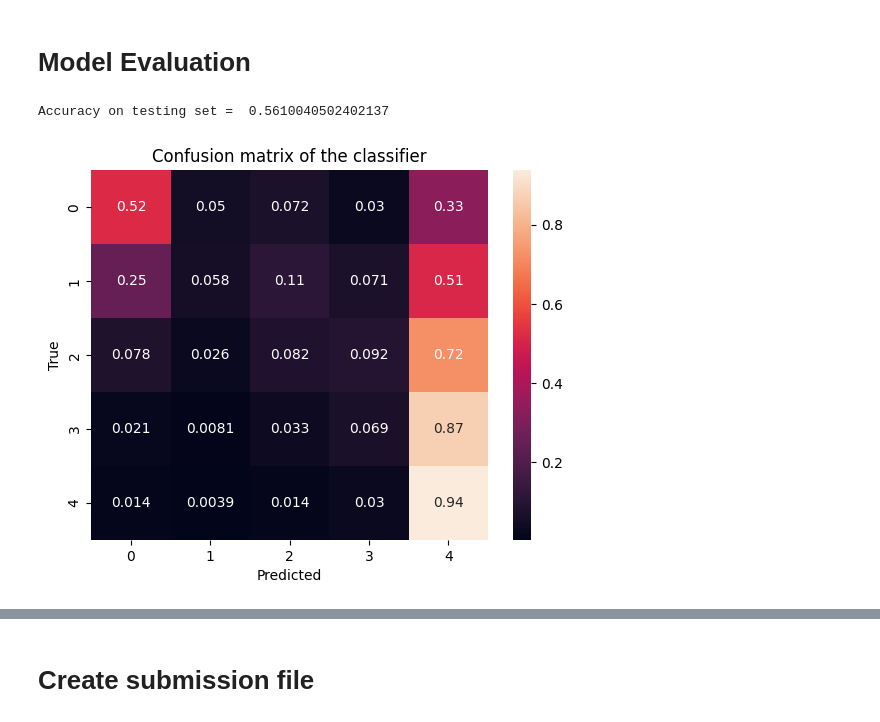
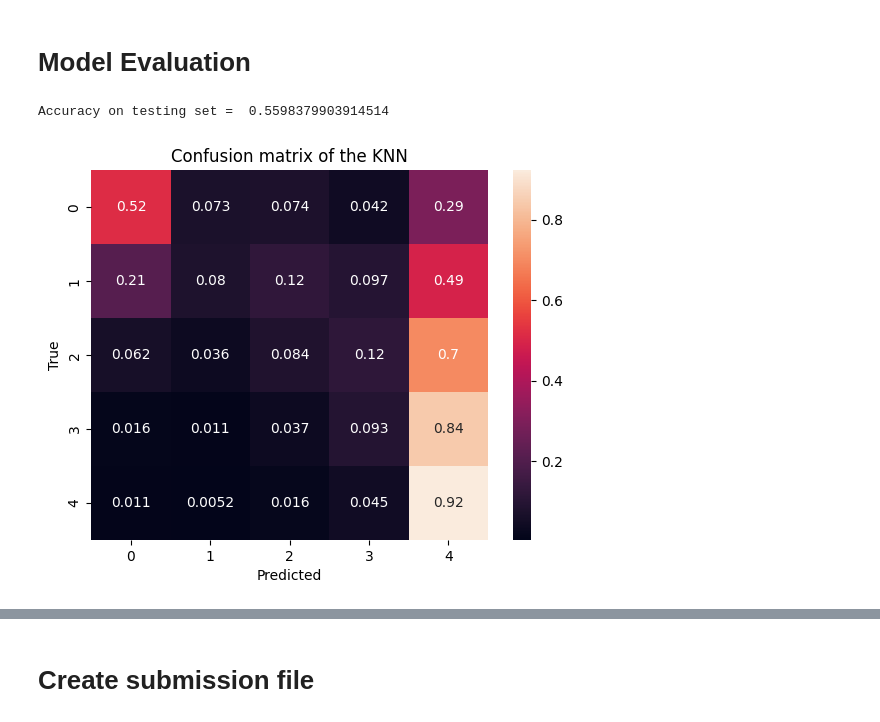
Before and after one commit to blankwatermelon/kenney02-cs506midterm, a Jupyter notebook: starter_code.ipynb, the cells around one changed output, grey strips where cells are left out. Saved outputs shown, nothing was run; the diff lists cells and outputs as text; code cells hidden in the pictures.

```diff
--- a/starter_code.ipynb
+++ b/starter_code.ipynb
@@ -154,8 +154,23 @@ X_submission['Predicted_Negative'] = X_submission['VADER_Sentiment'].parallel_ap
 X_submission['Predicted_Neutral'] = X_submission['VADER_Sentiment'].parallel_apply(lambda x: 1 if -0.3 <= x <= 0.3 else 0)
 X_submission['Predicted_Positive'] = X_submission['VADER_Sentiment'].parallel_apply(lambda x: 1 if x > 0.3 else 0)
 
+X_train['Helpfulness_Squared'] = X_train['Helpfulness'] ** 2
+X_submission['Helpfulness_Squared'] = X_submission['Helpfulness'] ** 2
 
+X_train['Review_Length'] = X_train['Text'].apply(lambda x: len(str(x).split()))
+X_submission['Review_Length'] = X_submission['Text'].apply(lambda x: len(str(x).split()))
 
+X_train['Length_Sentiment_Product'] = X_train['Review_Length'] * X_train['VADER_Sentiment']
+X_submission['Length_Sentiment_Product'] = X_submission['Review_Length'] * X_submission['VADER_Sentiment']
+
+X_train['Text'] = X_train['Text'].fillna('').astype(str)
+X_submission['Text'] = X_submission['Text'].fillna('').astype(str)
+
+X_train['Neutral_Word_Count'] = X_train['Text'].apply(lambda x: sum(1 for word in x.split() if word.lower() in neutral_words))
+X_submission['Neutral_Word_Count'] = X_submission['Text'].apply(lambda x: sum(1 for word in x.split() if word.lower() in neutral_words))
+
+X_train['Helpfulness_Sentiment_Product'] = X_train['Helpfulness'] * X_train['VADER_Sentiment']
+X_submission['Helpfulness_Sentiment_Product'] = X_submission['Helpfulness'] * X_submission['VADER_Sentiment']
 
 print(X_train.columns)
 print(X_submission.columns)
@@ -198,7 +211,11 @@ X_train, X_test, Y_train, Y_test = train_test_split(
 # %% [markdown]
 # Feature Selection
 # %%
-features = ['HelpfulnessNumerator', 'HelpfulnessDenominator', 'Helpfulness', 'VADER_Sentiment', 'Negative_Word_Count', 'Predicted_Neutral', 'Predicted_Positive','Predicted_Negative', 'Neutral_Word_Count']
+features = ['HelpfulnessNumerator', 'HelpfulnessDenominator', 'Time',
+       'Helpfulness_Squared', 'VADER_Sentiment', 'Predicted_Sentiment',
+       'Negative_Word_Count', 'Sample_Weight', 'Predicted_Negative',
+       'Predicted_Neutral', 'Predicted_Positive', 'Neutral_Word_Count',
+       'Review_Length', 'Length_Sentiment_Product', 'Helpfulness_Sentiment_Product']
 
 X_train_select = X_train[features]
 X_test_select = X_test[features]
@@ -253,0 +233,11 @@ Error:
+# %%
+from sklearn.ensemble import RandomForestClassifier
+from sklearn.linear_model import LogisticRegression
+
+model_knn = KNeighborsClassifier(n_neighbors=50).fit(X_train_scaled, Y_train)
+model_rf = RandomForestClassifier(class_weight='balanced', random_state=42).fit(X_train_scaled, Y_train)
+model_logreg = LogisticRegression(class_weight='balanced', C=0.1, max_iter=1000, random_state=42).fit(X_train_scaled, Y_train)  # C=0.1 applies L2 regularization.fit(X_train, Y_train)
+
+Y_test_predictions_knn = model_knn.predict(X_test_scaled)
+Y_test_predictions_rf = model_rf.predict(X_test_select)
+Y_test_predictions_logreg = model_logreg.predict(X_test_scaled)
@@ -255,15 +294,15 @@ Error:
 # Model Evaluation
 # %%
 # Evaluate your model on the testing set
-print("Accuracy on testing set = ", accuracy_score(Y_test, Y_test_predictions))
+print("Accuracy on testing set = ", accuracy_score(Y_test, Y_test_predictions_knn))
 
 # Plot a confusion matrix
-cm = confusion_matrix(Y_test, Y_test_predictions, normalize='true')
+cm = confusion_matrix(Y_test, Y_test_predictions_knn, normalize='true')
 sns.heatmap(cm, annot=True)
-plt.title('Confusion matrix of the classifier')
+plt.title('Confusion matrix of the KNN')
 plt.xlabel('Predicted')
 plt.ylabel('True')
 plt.show()
 # %% [output]
-Accuracy on testing set =  0.5610040502402137
+Accuracy on testing set =  0.5598379903914514
-[figure, old version]
+[figure, new version]
```
Also changed, not shown: parts of 11 cells of this notebook.
